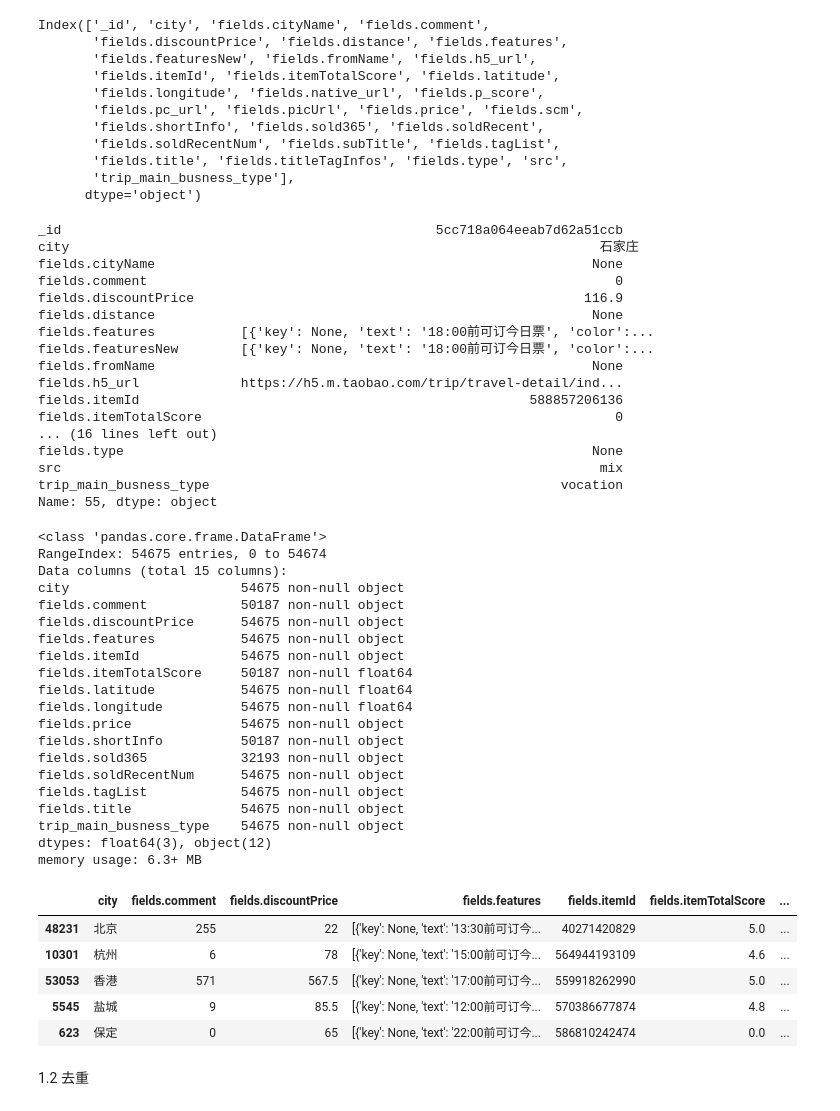
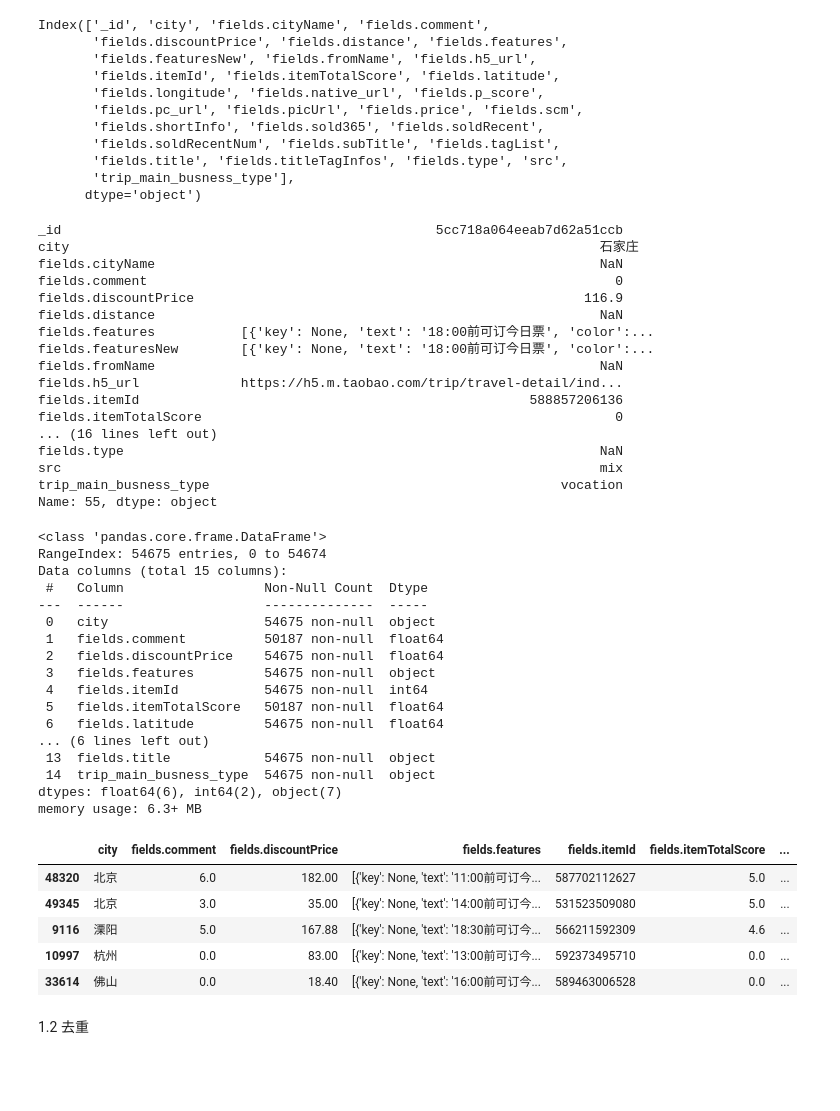
Before and after one commit to gong0710/LaborDay, a Jupyter notebook: laborday.ipynb, the cells around one changed output. Cells and saved outputs as stored; diff of their text form; code cells hidden in the pictures; blank space fills up the shorter version.

```diff
--- a/laborday.ipynb
+++ b/laborday.ipynb
@@ -27 +36,4 @@ data.to_csv('data.csv', index=False)
+# %%
+#直接从本地读取csv数据
+df=pd.read_csv(r'F:\速盘\data.csv')
 # %%
@@ -64,22 +84,22 @@ Index(['_id', 'city', 'fields.cityName', 'fields.comment',
        'trip_main_busness_type'],
       dtype='object')
 # %%
-data.iloc[55]
+df.iloc[55]
 # %% [output]
 _id                                                5cc718a064eeab7d62a51ccb
 city                                                                    石家庄
-fields.cityName                                                        None
+fields.cityName                                                         NaN
 fields.comment                                                            0
 fields.discountPrice                                                  116.9
-fields.distance                                                        None
+fields.distance                                                         NaN
 fields.features           [{'key': None, 'text': '18:00前可订今日票', 'color':...
 fields.featuresNew        [{'key': None, 'text': '18:00前可订今日票', 'color':...
-fields.fromName                                                        None
+fields.fromName                                                         NaN
 fields.h5_url             https://h5.m.taobao.com/trip/travel-detail/ind...
 fields.itemId                                                  588857206136
 fields.itemTotalScore                                                     0
 ... (16 lines left out)
-fields.type                                                            None
+fields.type                                                             NaN
 src                                                                     mix
 trip_main_busness_type                                             vocation
 Name: 55, dtype: object
@@ -88,39 +108,36 @@ col_keep = ['city', 'fields.comment', 'fields.discountPrice', 'fields.features',
            'fields.itemTotalScore', 'fields.latitude', 'fields.longitude', 'fields.price',
            'fields.shortInfo', 'fields.sold365', 'fields.soldRecentNum', 'fields.tagList',
             'fields.title', 'trip_main_busness_type']
-data = data[col_keep]
+df = df[col_keep]
 # %%
-data.info()
+df.info()
 # %% [output]
 <class 'pandas.core.frame.DataFrame'>
 RangeIndex: 54675 entries, 0 to 54674
 Data columns (total 15 columns):
-city                      54675 non-null object
-fields.comment            50187 non-null object
-fields.discountPrice      54675 non-null object
-fields.features           54675 non-null object
-fields.itemId             54675 non-null object
-fields.itemTotalScore     50187 non-null float64
-fields.latitude           54675 non-null float64
-fields.longitude          54675 non-null float64
-fields.price              54675 non-null object
-fields.shortInfo          50187 non-null object
-fields.sold365            32193 non-null object
-fields.soldRecentNum      54675 non-null object
-fields.tagList            54675 non-null object
-fields.title              54675 non-null object
-trip_main_busness_type    54675 non-null object
-dtypes: float64(3), object(12)
+ #   Column                  Non-Null Count  Dtype
+---  ------                  --------------  -----
+ 0   city                    54675 non-null  object
+ 1   fields.comment          50187 non-null  float64
+ 2   fields.discountPrice    54675 non-null  float64
+ 3   fields.features         54675 non-null  object
+ 4   fields.itemId           54675 non-null  int64
+ 5   fields.itemTotalScore   50187 non-null  float64
+ 6   fields.latitude         54675 non-null  float64
+... (6 lines left out)
+ 13  fields.title            54675 non-null  object
+ 14  trip_main_busness_type  54675 non-null  object
+dtypes: float64(6), int64(2), object(7)
 memory usage: 6.3+ MB
 # %%
-data.sample(5)
+df.sample(5)
 # %% [output]
 |  | city | fields.comment | fields.discountPrice | fields.features | fields.itemId | fields.itemTotalScore | ... |
-| 48231 | 北京 | 255 | 22 | [{'key': None, 'text': '13:30前可订今... | 40271420829 | 5.0 | ... |
-| 10301 | 杭州 | 6 | 78 | [{'key': None, 'text': '15:00前可订今... | 564944193109 | 4.6 | ... |
-| 53053 | 香港 | 571 | 567.5 | [{'key': None, 'text': '17:00前可订今... | 559918262990 | 5.0 | ... |
-| 5545 | 盐城 | 9 | 85.5 | [{'key': None, 'text': '12:00前可订今... | 570386677874 | 4.8 | ... |
-| 623 | 保定 | 0 | 65 | [{'key': None, 'text': '22:00前可订今... | 586810242474 | 0.0 | ... |
+| 48320 | 北京 | 6.0 | 182.00 | [{'key': None, 'text': '11:00前可订今... | 587702112627 | 5.0 | ... |
+| 49345 | 北京 | 3.0 | 35.00 | [{'key': None, 'text': '14:00前可订今... | 531523509080 | 5.0 | ... |
+| 9116 | 溧阳 | 5.0 | 167.88 | [{'key': None, 'text': '18:30前可订今... | 566211592309 | 4.6 | ... |
+| 10997 | 杭州 | 0.0 | 83.00 | [{'key': None, 'text': '13:00前可订今... | 592373495710 | 0.0 | ... |
+| 33614 | 佛山 | 0.0 | 18.40 | [{'key': None, 'text': '16:00前可订今... | 589463006528 | 0.0 | ... |
 # %% [markdown]
 1.2 去重
 # %%
```
Also changed, not shown: parts of 17 cells of this notebook.
